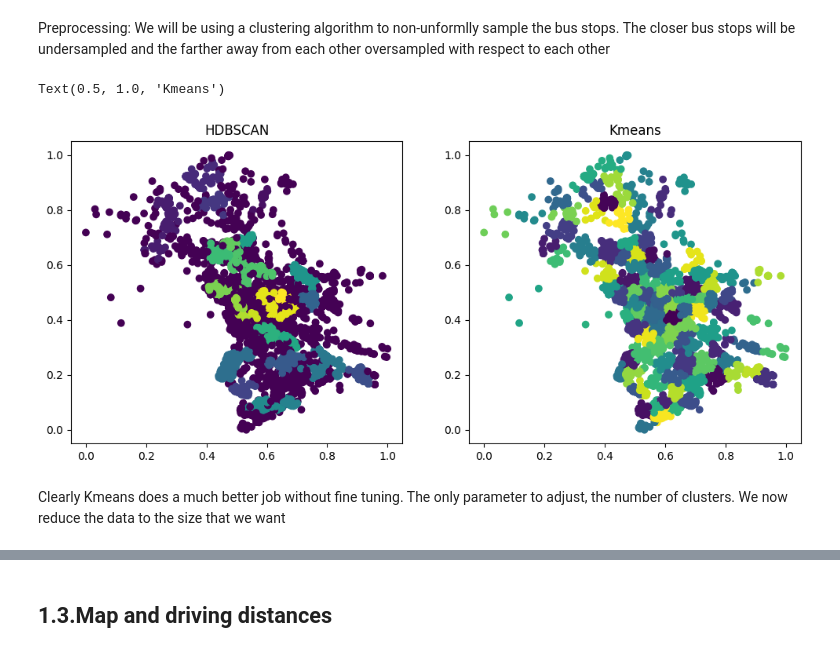
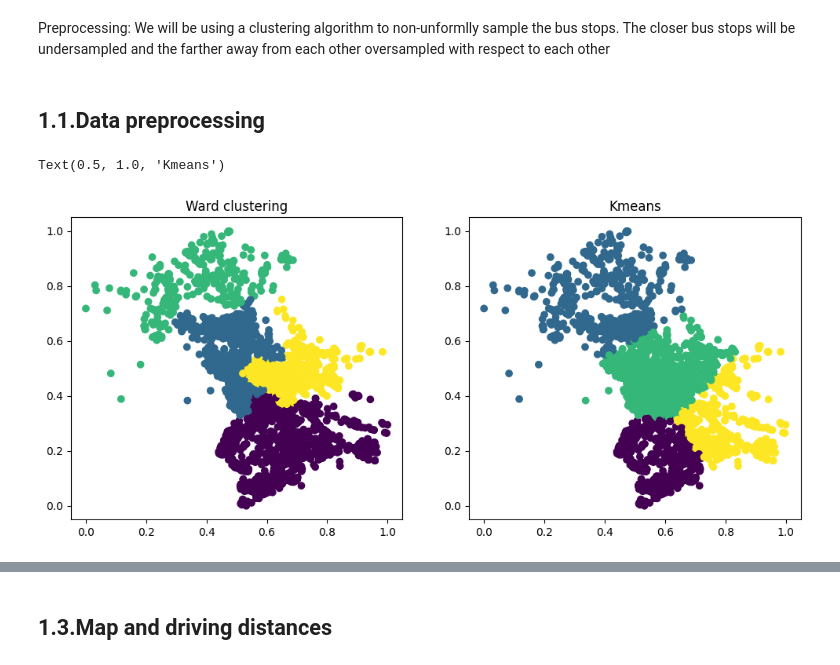
Before and after one commit to pasqal-io/Pasqal_Hackathon_Feb25_Team_03, a Jupyter notebook: get_bus_stops.ipynb, the cells around one changed output, grey strips where cells are left out. Saved outputs shown, nothing was run; the diff lists cells and outputs as text; code cells hidden in the pictures.

Commit message:
feat(linkage): add yllari's linkage cut tree
This allow for iterative hierarchical clustering following a top-down approach

```diff
--- a/get_bus_stops.ipynb
+++ b/get_bus_stops.ipynb
@@ -107,36 +101,34 @@ from sklearn.preprocessing import MinMaxScaler
 # %% [markdown]
 Preprocessing: We will be using a clustering algorithm to non-unformlly sample the bus stops. The closer bus stops will be undersampled and the farther away from each other oversampled with respect to each other
+# %% [markdown]
+## 1.1.Data preprocessing
 # %%
-
 data_size = len(df.index)
 # Normalizing data for epsilon selection
 
-clusters = 100
+clusters = 4
 min_cluster_size = int(data_size/clusters) # Min 1/40 per cluster
 max_cluster_size = int(data_size/20) # Min 30 groups
 min_samples = 10
 epsilon = 0.0
-clustering = HDBSCAN(min_cluster_size, min_samples, epsilon)
+clustering_agg = AgglomerativeClustering(n_clusters=clusters, linkage='ward', compute_distances=True)
 scaler = MinMaxScaler()
 X = scaler.fit_transform(df[['lon','lat']].values)
 
 
 fig, ax = plt.subplots(1, 2)
 fig.set_size_inches((12,5))
 
-labels = clustering.fit_predict(X)
-ax[0].scatter(X.T[0], X.T[1], c=labels)
-ax[0].set_title('HDBSCAN')
+model_agg = clustering_agg.fit(X)
+agg_labels = model_agg.labels_
+ax[0].scatter(X.T[0], X.T[1], c=agg_labels)
+ax[0].set_title('Ward clustering')
 
 clustering = KMeans(clusters)
-
 labels = clustering.fit_predict(X)
 
 ax[1].scatter(X.T[0], X.T[1], c=labels)
 ax[1].set_title('Kmeans')
 # %% [output]
 Text(0.5, 1.0, 'Kmeans')
-[figure, old version]
+[figure, new version]
-# %% [markdown]
-Clearly Kmeans does a much better job without fine tuning. The only parameter to adjust, the number of clusters. We now reduce the data to
-the size that we want
```
Also changed, not shown: parts of 14 cells of this notebook.
